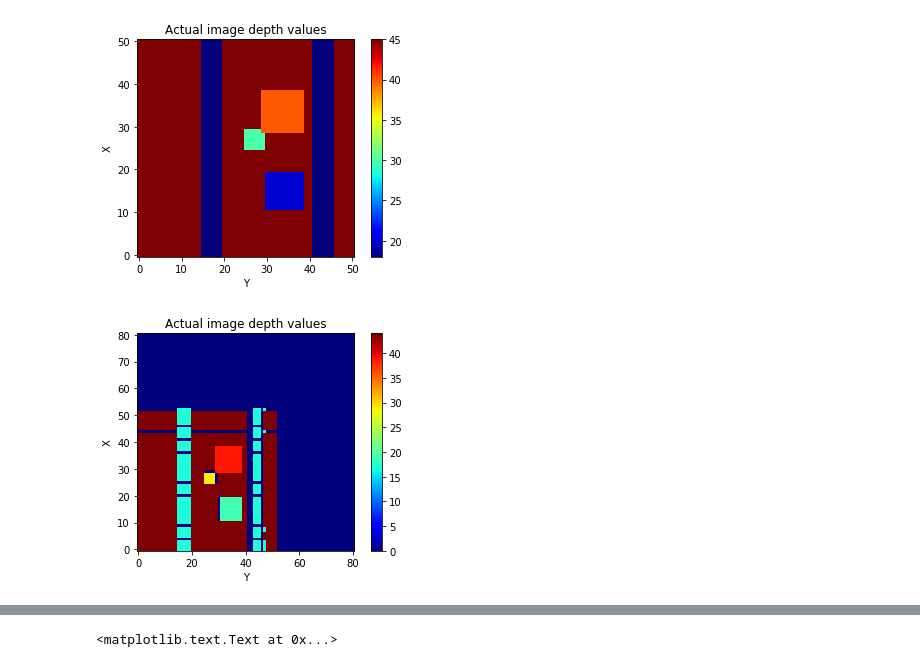
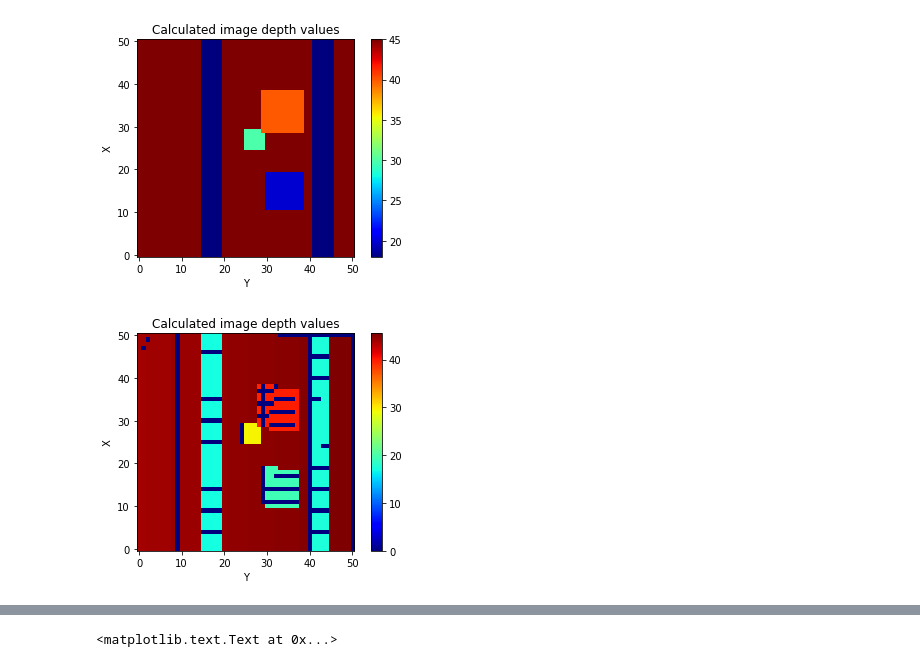
Before and after one commit to sharbatc/piof, a Jupyter notebook: test_subpsace-Copy1.ipynb, the cells around one changed output, grey strips where cells are left out. Drawn from its saved outputs; the diff is of its cells as text; code cells hidden in the pictures.

```diff
--- a/test_subpsace-Copy1.ipynb
+++ b/test_subpsace-Copy1.ipynb
@@ -99,10 +94,10 @@ ax.set_xlabel('Y')
 ax.set_ylabel('X')
 im = ax.imshow(p, cmap="jet", origin="lower")
 fig.colorbar(im)
-ax.set_title('Actual image depth values')
+ax.set_title('Calculated image depth values')
 plt.savefig('figs/artificial_depth.png',bbox_inches='tight')
 # %% [output]
-[figure, old version]
+[figure, new version]
 # %%
 pnew = np.zeros((500,500))
 def rot_matrix(omega_x,omega_y,omega_z):
@@ -111,7 +106,7 @@ def rot_matrix(omega_x,omega_y,omega_z):
     Rz = np.array([[np.cos(omega_z),-np.sin(omega_z),0],[np.sin(omega_z),np.cos(omega_z),0],[0,0,1]])
     return np.dot(Rx,(np.dot(Ry,Rz)))
 
-rot_mat = rot_matrix(0.0,0.0,0)
+rot_mat = rot_matrix(0.01,0.0,0)
 trans_vec = np.array([[0],[0],[-1]])
 for i in range(size[0]):
     for j in range(size[1]):
@@ -127,13 +122,13 @@ for i in range(size[0]):
 # %%
 #show the new depth wise image
 %matplotlib inline
 fig = plt.figure('Depth figure')
 ax = fig.add_subplot(1,1,1)
 ax.set_xlabel('Y')
 ax.set_ylabel('X')
-im = ax.imshow(pnew[0:81,0:81], cmap="jet", origin="lower")
+im = ax.imshow(pnew[0:51,0:51], cmap="jet", origin="lower")
 fig.colorbar(im)
-ax.set_title('Actual image depth values')
-plt.savefig('figs/artificial_depth.png',bbox_inches='tight')
+ax.set_title('Calculated image depth values')
+plt.savefig('figs/artificial_depth2.png',bbox_inches='tight')
 # %% [output]
-[figure, old version]
+[figure, new version]
```
Also changed, not shown: parts of 9 cells of this notebook, 1 other file.
